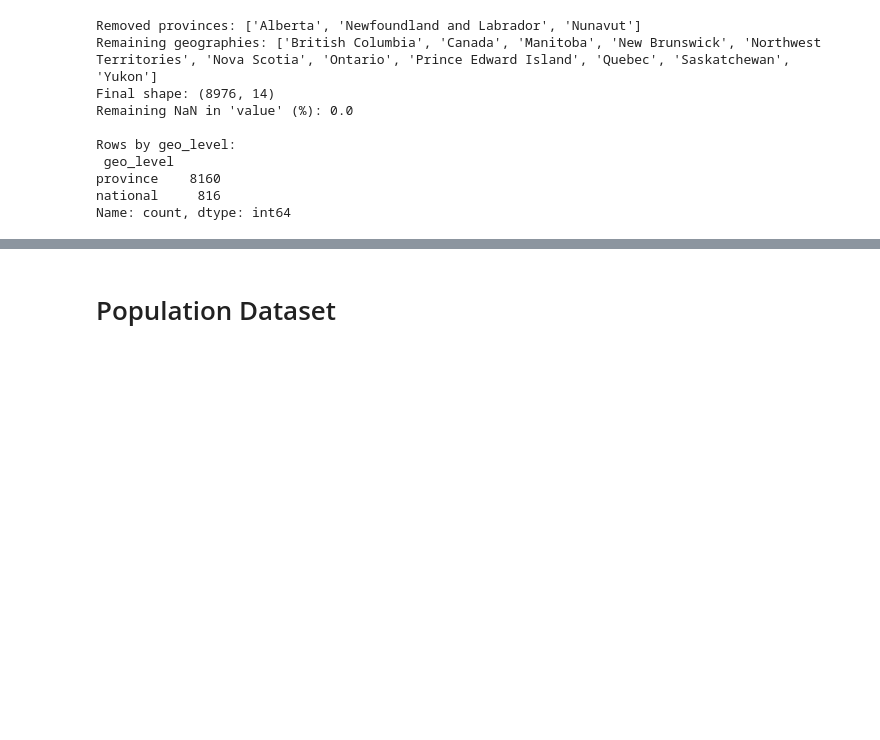
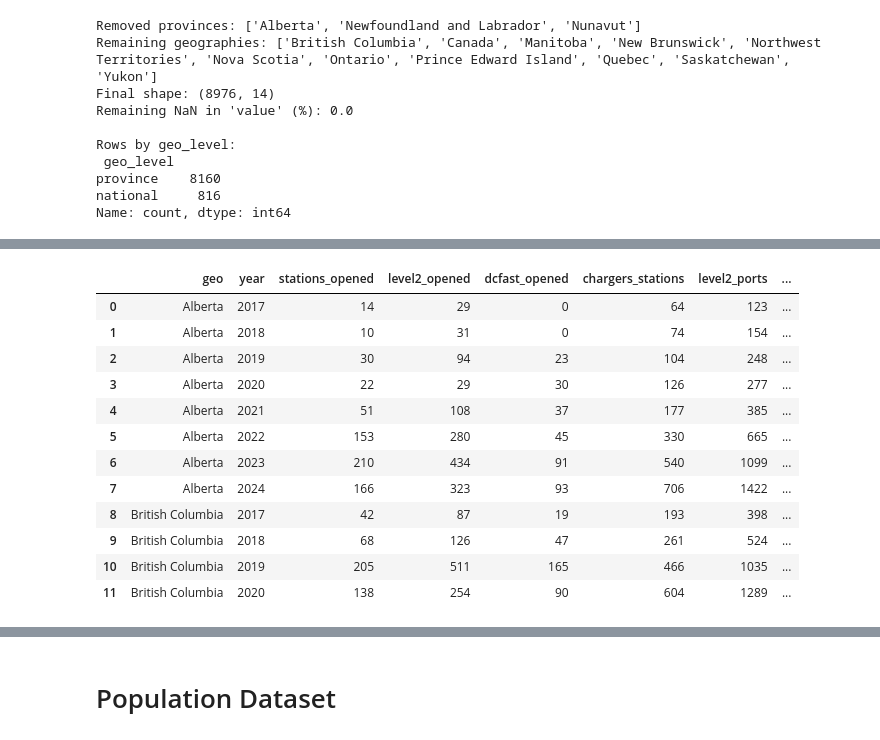
Before and after one commit to sarvenaz-vsl/Electrical-Vehicle-Adoption-Canada, a Jupyter notebook: Electrical_Vehicle_Adoption_Canada.ipynb, the cells around one changed output, grey strips where cells are left out. Saved outputs shown, nothing was run; the diff lists cells and outputs as text; code cells hidden in the pictures; blank space fills up the shorter version.

```diff
--- a/Electrical_Vehicle_Adoption_Canada.ipynb
+++ b/Electrical_Vehicle_Adoption_Canada.ipynb
@@ -988,0 +1120,51 @@ ZEV final
+# %%
+# read the two processed files
+zev_one      = pd.read_csv(OUT_DIR / "zev_processed.csv")
+chargers_one = pd.read_csv(OUT_DIR / "chargers_processed.csv")
+
+# make keys consistent (types & names)
+zev_one["geo"]  = zev_one["geo"].astype(str)
+zev_one["year"] = zev_one["year"].astype(int)
+
+chargers_one["geo"]  = chargers_one["geo"].astype(str)
+chargers_one["year"] = chargers_one["year"].astype(int)
+
+# keep just the charger fields we actually need in the master
+charger_cols = [
+    "geo","year",
+    "stations_opened","level2_opened","dcfast_opened",
+    "chargers_stations","level2_ports","dcfast_ports","chargers_ports",
+    "fast_share"
+]
+chargers_one = chargers_one.loc[:, [c for c in charger_cols if c in chargers_one.columns]].copy()
+
+# left join keeps every geo-year we have on the chargers side (switch to 'inner' if you want strict overlap)
+master = (chargers_one
+          .merge(zev_one, on=["geo","year"], how="left", suffixes=("", "_zev"))
+          .sort_values(["geo","year"])
+          .reset_index(drop=True))
+
+# tiny sanity: one row per geo-year
+assert master.groupby(["geo","year"]).size().max() == 1
+
+# friendly aliases for modeling/plots
+master = master.rename(columns={
+    "final_annual": "ev_annual",
+    "final_method": "ev_method"
+})
+
+display(master.head(12))
+# %% [output]
+|  | geo | year | stations_opened | level2_opened | dcfast_opened | chargers_stations | level2_ports | ... |
+| 0 | Alberta | 2017 | 14 | 29 | 0 | 64 | 123 | ... |
+| 1 | Alberta | 2018 | 10 | 31 | 0 | 74 | 154 | ... |
+| 2 | Alberta | 2019 | 30 | 94 | 23 | 104 | 248 | ... |
+| 3 | Alberta | 2020 | 22 | 29 | 30 | 126 | 277 | ... |
+| 4 | Alberta | 2021 | 51 | 108 | 37 | 177 | 385 | ... |
+| 5 | Alberta | 2022 | 153 | 280 | 45 | 330 | 665 | ... |
+| 6 | Alberta | 2023 | 210 | 434 | 91 | 540 | 1099 | ... |
+| 7 | Alberta | 2024 | 166 | 323 | 93 | 706 | 1422 | ... |
+| 8 | British Columbia | 2017 | 42 | 87 | 19 | 193 | 398 | ... |
+| 9 | British Columbia | 2018 | 68 | 126 | 47 | 261 | 524 | ... |
+| 10 | British Columbia | 2019 | 205 | 511 | 165 | 466 | 1035 | ... |
+| 11 | British Columbia | 2020 | 138 | 254 | 90 | 604 | 1289 | ... |
```
Also changed, not shown: parts of 30 cells of this notebook.
